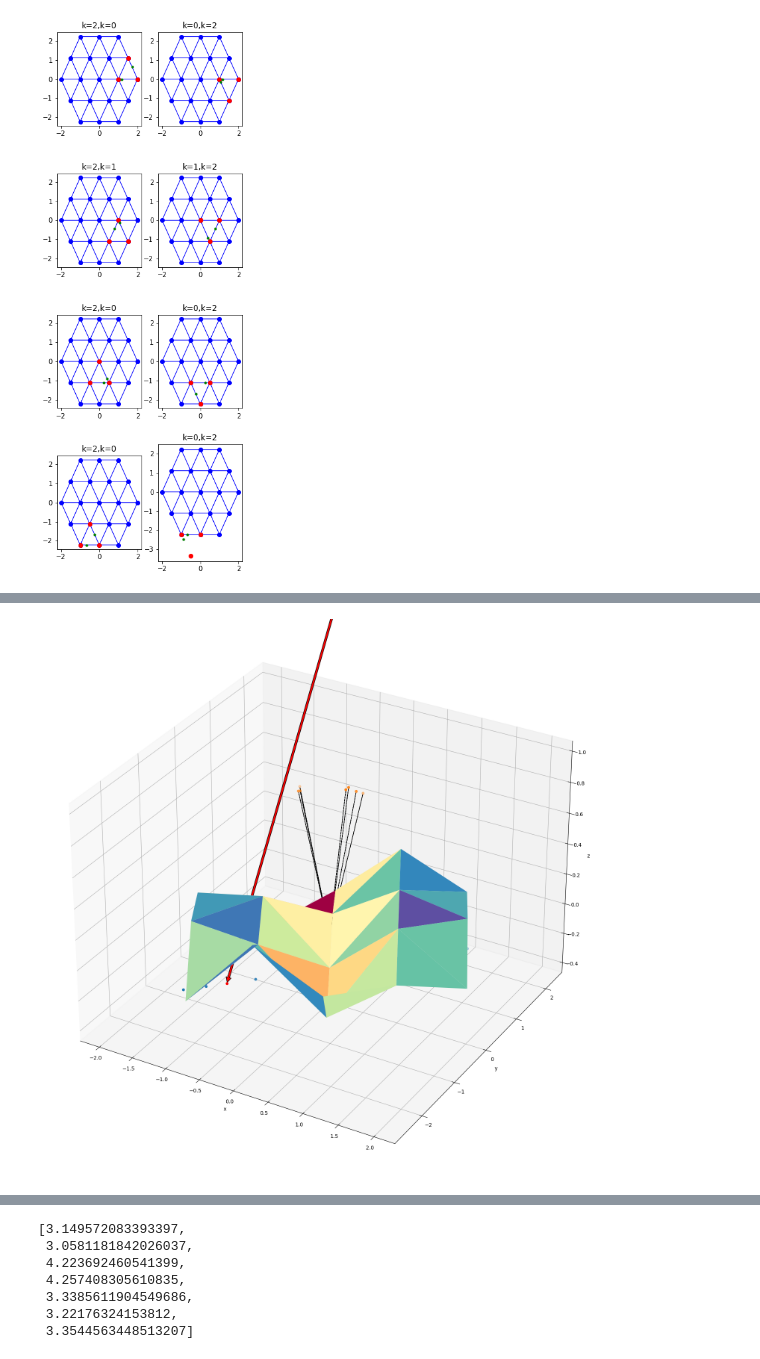
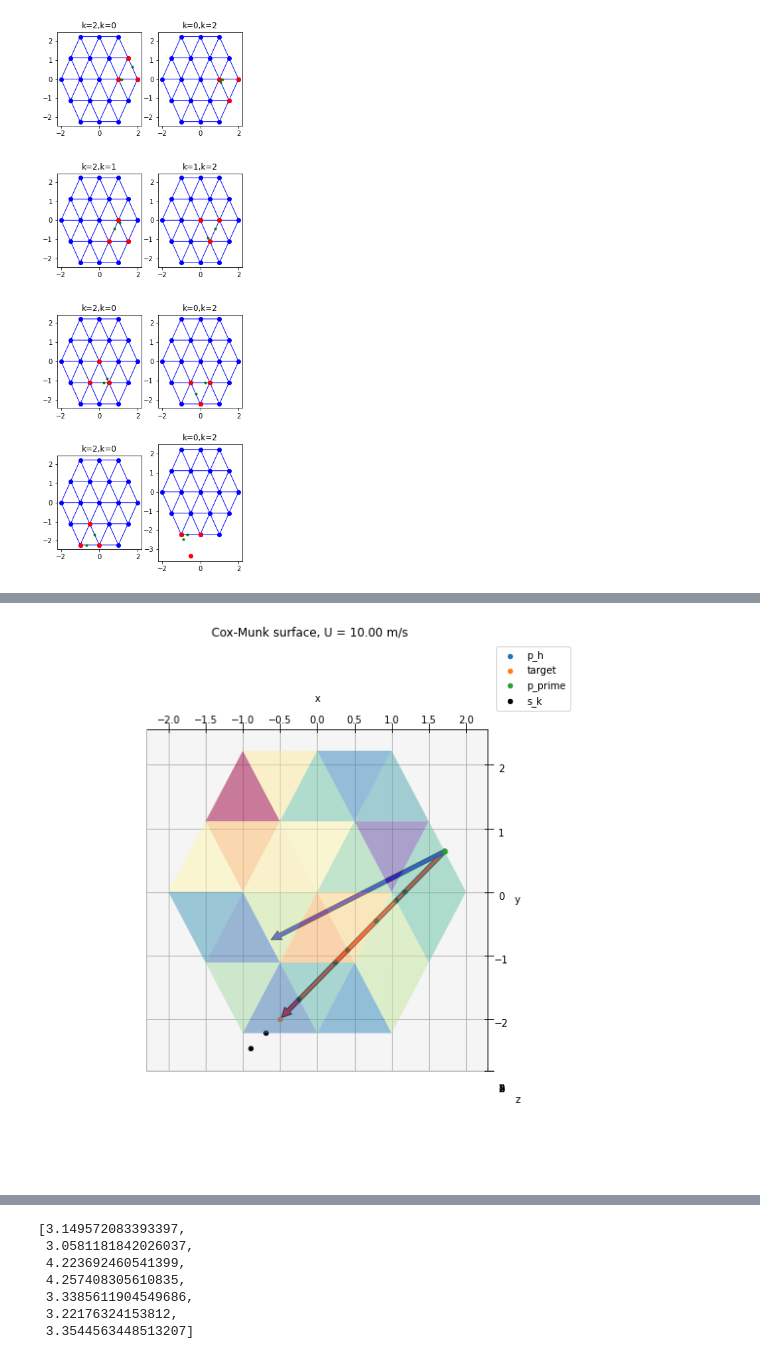
Before and after one commit to pakhuiying/wave_simulation, a Jupyter notebook: Cox_Munk_wave.ipynb, the cells around one changed output, grey strips where cells are left out. Cells and saved outputs as stored; diff of their text form; code cells hidden in the pictures.

```diff
--- a/Cox_Munk_wave.ipynb
+++ b/Cox_Munk_wave.ipynb
@@ -205,3 +106,13 @@ print(np.mean(n_dist))
 0.0538
 0.054200000000000005
 -0.005800759086798522
+# %%
+n = 2
+RT = rt.RayTracing(n,n_dist)
+x,y = RT.get_hexagonal_vertices()
+triang = mpl.tri.Triangulation(x, y) ## Triangulate parameter space to determine the triangles using a Delaunay triangulation
+
+fig1, ax1 = plt.subplots(figsize=(5,5))
+ax1.set_aspect('equal')
+ax1.triplot(triang, 'bo-', lw=1)
+ax1.set_title('triplot of Delaunay triangulation')
@@ -482,0 +375,3 @@ TIPs
+# %%
+ordered_TIPs = RT.get_TIPs()
+ordered_TIPs
@@ -526,4 +412,0 @@ class TIP:
-# %%
-ordered_TIPs = sorted([(k,i) for k,v in s_j_dict.items() for i in v],key=lambda x: x[1]) #list of tuples, where first element represents the k family, and 2nd element represents the associated s_j value
-ordered_TIPs = [TIP(k,i,s,p_h,xi_h) for i,(k,s) in enumerate(ordered_TIPs)]
-[t.coord for t in ordered_TIPs]
@@ -955,22 +667,25 @@ normal_facets
 # %%
-ax = plt.figure(figsize=(15,15))#.add_subplot(projection='3d')
-ax = Axes3D(ax)
-ax.plot_trisurf(triang,n_dist, linewidth=0.2, antialiased=True,cmap=plt.cm.Spectral) #3d surface
-for i in normal_facets:
-    ax.arrow3D(0,0,0,i[0],i[1],i[2],linestyle='dashed')
-
-ax.scatter([t.coord[0] for t in ordered_TIPs],[t.coord[1] for t in ordered_TIPs],zs=0,label=k)
+ax = plt.figure(figsize=(10,10)).add_subplot(projection='3d')
+ax.set_xlabel('x')
+ax.set_ylabel('y')
+ax.set_zlabel('z')
+ax.set_proj_type('ortho')
+ax.view_init(elev=90, azim=-90)
+ax.plot_trisurf(triang,n_dist, linewidth=0.2, antialiased=True,cmap=plt.cm.Spectral,alpha=0.5) #3d surface
+ax.scatter(p_h[0],p_h[1],p_h[2],label='p_h')
+ax.scatter(t[0],t[1],t[2],label='target')
+ax.scatter(p_prime[0],p_prime[1],p_prime[2],label='p_prime')
+ax.scatter([t.coord[0] for t in ordered_TIPs],[t.coord[1] for t in ordered_TIPs],zs=0,label="s_k",c='k')
 ax.arrow3D(p_prime[0],p_prime[1],p_prime[2],
     dx = t[0] - p_prime[0],
     dy = t[1] - p_prime[1],
     dz = t[2] - p_prime[2],mutation_scale=20,fc = 'red')
-
-ax.scatter(t[0],t[1],t[2],c='r',label="target point")
-ax.scatter(xs=[i[0] for i in normal_facets],ys=[i[1] for i in normal_facets], zs=[i[2] for i in normal_facets])
+ax.arrow3D(p_h[0],p_h[1],p_h[2],
+    dx = xi_h[0] - p_h[0],
+    dy = xi_h[1] - p_h[1],
+    dz = xi_h[2] - p_h[2],mutation_scale=20,fc = 'blue')
 ax.set_title("Cox-Munk surface, U = {:.2f} m/s".format(U))
-ax.set_xlabel('x')
-ax.set_ylabel('y')
-ax.set_zlabel('z')
+plt.legend()
 plt.show()
 # %% [output]
-[figure, old version]
+[figure, new version]
```
Also changed, not shown: parts of 24 cells of this notebook, 2 other files.
